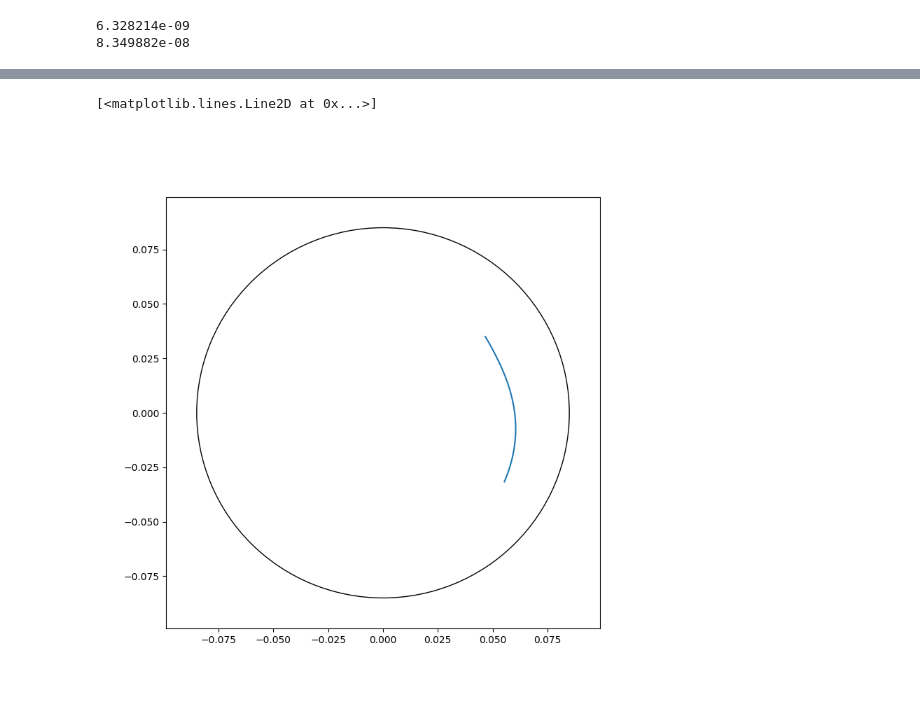
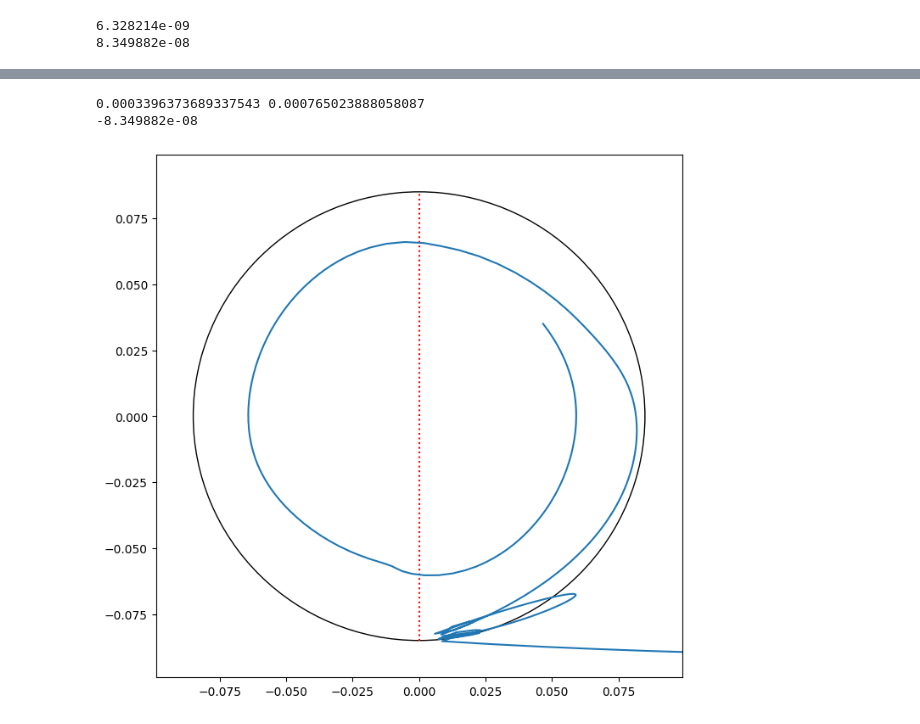
Before and after one commit to Rsepo12349a/Ciklotron_sim, a Jupyter notebook: funny_dipol.ipynb, the cells around one changed output, grey strips where cells are left out. Cells and saved outputs as stored; diff of their text form; code cells hidden in the pictures.

```diff
--- a/funny_dipol.ipynb
+++ b/funny_dipol.ipynb
@@ -28,7 +28,9 @@ r_loptice = 0.015
 delta = r_loptice
 #račun naboja na loptici
 C_loptica = np.float32(4 * np.pi * epsilon * r_loptice)
+global q_loptica,bottom
 q_loptica = U * C_loptica
+bottom = False
 
 #sila trenja:
 Ftr = -rolling_friction_coef * m_loptica * g
@@ -79,14 +81,32 @@ def get_radial_tangential_E(Ex,Ey,theta):
     E_t = -Ex * np.sin(theta) - Ey * np.cos(theta)
     return E_r,E_t
 
-def step_force(r,F_out, )
+#ovdje ide zid, sam zamijeni ovo ne radi najbolje
+def step_force(r,F_x=0,F_y=0,v_x=0,v_y=0,theta=0 ):
+    v_tan = np.sqrt((v_x*np.sin(theta))**2 + (v_y*np.cos(theta))**2)
+    Fcf = m_loptica * (v_tan)**2 / r
+    F_rad = F_x * np.cos(theta) + F_y * np.sin(theta)
+    resistance = 0.542*(Fcf+F_rad) * (np.tanh((r-r0)/0.001)-1)
+    return resistance * np.cos(theta), resistance* np.sin(theta)
 
 def akceleracija(x,y,v_x,v_y):
+    global bottom, q_loptica
     r = np.sqrt(x**2 + y**2)
     theta = np.arctan2(y,x)
     field = E(r,theta)
-    a_x = (field[0] * q_loptica + (Ftr)*np.tanh(v_x/0.1)) / m_loptica
-    a_y = (field[1] * q_loptica + (Ftr)*np.tanh(v_y/0.1)) / m_loptica
+    r_x, r_y = step_force(r,field[0]*q_loptica,field[1]*q_loptica,v_x,v_y,theta)
+    a_x = (field[0] * q_loptica + (Ftr)*np.tanh(v_x/0.1) + r_x) / m_loptica
+    a_y = (field[1] * q_loptica + (Ftr)*np.tanh(v_y/0.1) + r_y) / m_loptica
+    if x < -delta/2 and -r0-delta < y < -r0+delta and not bottom:
+        print("Damnnn",x,y)
+        bottom = True
+        q_loptica *= -1
+    if x > delta/2 and r0-delta < y < r0+delta and bottom:
+        print("Damnnn2",x,y)
+        bottom = False
+        q_loptica *= -1
+
+
     return a_x,a_y
 
 
@@ -96,10 +116,10 @@ def func(t,y):
 # %%
 x0 = np.asarray([r0/1.5,r0/2])
 x0_dt = [0,0]
-T_max = 5.0
-n_t =  100
+T_max = 100.0
+n_t =  1000
 dt = T_max / n_t
 t = np.arange(0.0,T_max, dt)
 y0 = [x0[0],x0[1],x0_dt[0],x0_dt[1]]
 ## fun - prima vrijeme t i y[0] = x i y[1] = dx/dt kao poc uvjeti (duljina y0)
-solution = solve_ivp(func,[0.0, T_max],y0,method='Radau',t_eval = t)
+solution = solve_ivp(func,[0.0, T_max],y0,method='RK45',t_eval = t)
@@ -126,14 +151,18 @@ ax.scatter(0,-r0-delta,color="r",marker="_")
 # %%
 fig = plt.figure(figsize=(8, 8))
 ax = fig.subplots(1,1)
 E_r,E_t = get_radial_tangential_E(E_x,E_y,theta)
 ax.set_xlim(-r0* 1.2-delta,r0 * 1.2+delta)
 ax.set_ylim(-r0*1.2-delta,r0* 1.2+delta)
 circle = Circle((0, 0), r0+delta, fill=False)
 ax.add_patch(circle)
-ax.plot(solution.y[0],solution.y[1])
+ax.plot([0,0],[-r0-delta,r0+delta], c = "r",  ls= ":")
+ax.plot(solution.y[0,:],solution.y[1,:])
+print(solution.y[2,-1],solution.y[3,-1])
+print(q_loptica)
 # %% [output]
-[<matplotlib.lines.Line2D at 0x...>]
+0.0003396373689337543 0.000765023888058087
+-8.349882e-08
-[figure, old version]
+[figure, new version]
 # %%
 plt.close()
```
Also changed, not shown: parts of 3 cells of this notebook, 2 other files.
